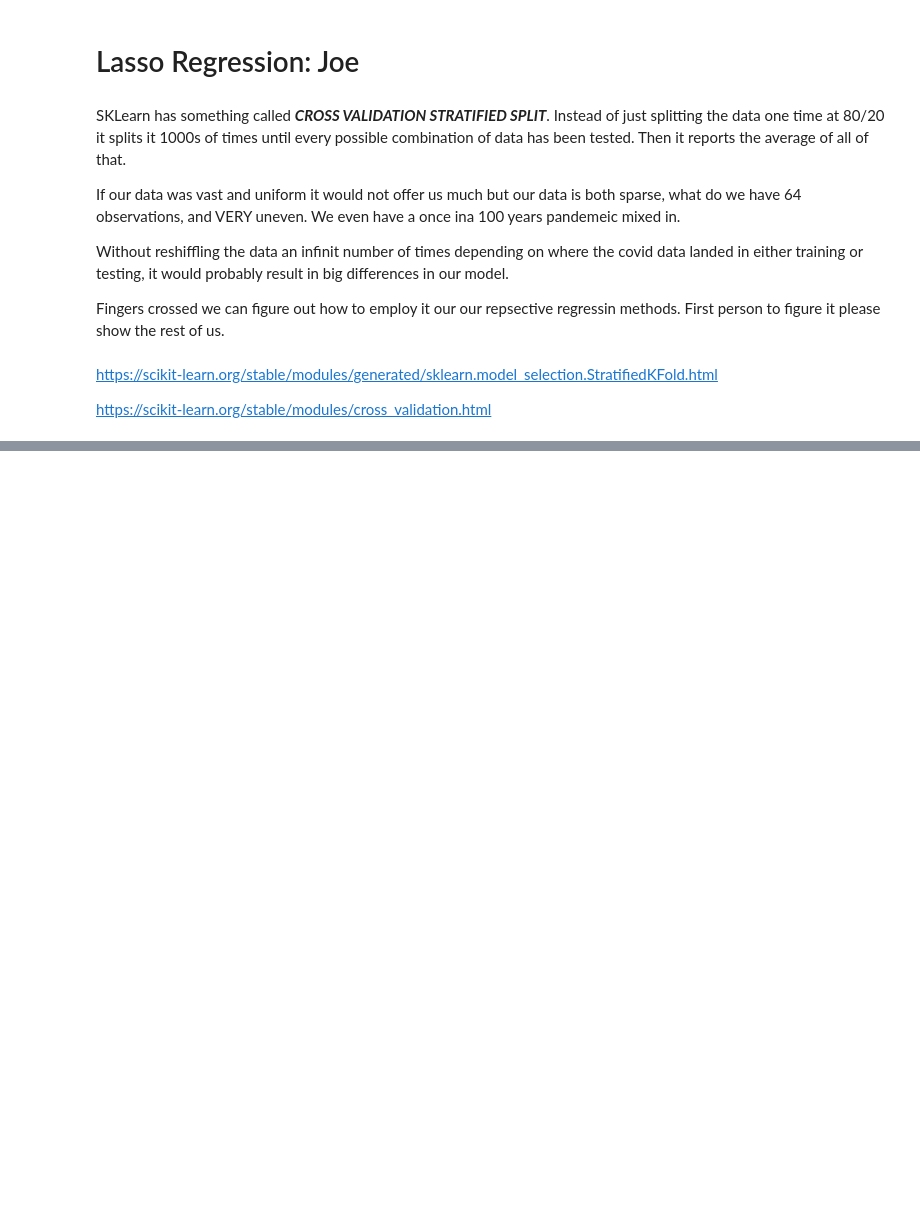
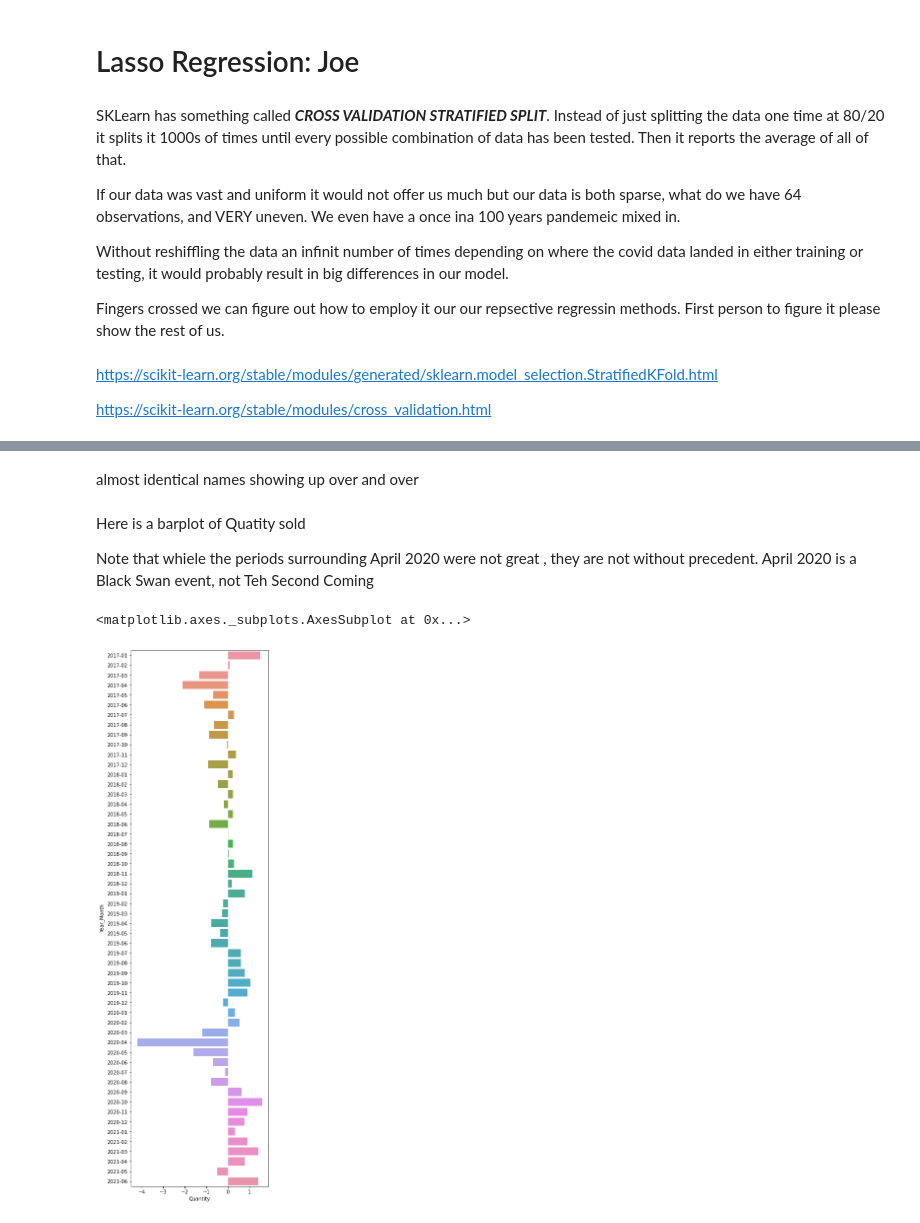
Before and after one commit to JF11579/Adelphi, a Jupyter notebook: Sprint_3_Group.ipynb, the cells around one changed output, grey strips where cells are left out. Saved outputs shown, nothing was run; the diff lists cells and outputs as text; code cells hidden in the pictures; blank space fills up the shorter version.

```diff
--- a/Sprint_3_Group.ipynb
+++ b/Sprint_3_Group.ipynb
@@ -368,0 +415,3 @@ https://scikit-learn.org/stable/modules/cross_validation.html
+# %%
+data= pd.read_csv('/content/Porcelana_OP_adelphi_2021_SCALED.csv')
+data.head(2)
@@ -368,0 +428,2 @@ https://scikit-learn.org/stable/modules/cross_validation.html
+# %% [markdown]
+almost identical names showing up over and over
@@ -368,0 +432,15 @@ https://scikit-learn.org/stable/modules/cross_validation.html
+# %% [markdown]
+Here is a barplot of  Quatity sold
+
+Note that whiele the periods surrounding April 2020 were not great , they are  not without precedent. April 2020 is a Black Swan event, not Teh Second Coming
+# %%
+data['date'] = pd.to_datetime(data['date'])
+# %%
+# add year_month
+data['Year_Month'] = data['date'].dt.strftime('%Y-%m')
+# %%
+plt.figure(figsize=(5,20))
+sns.barplot( x= 'Quantity', y= 'Year_Month', data = data,orient='h')
+# %% [output]
+<matplotlib.axes._subplots.AxesSubplot at 0x...>
+[figure, added]
```
Also changed, not shown: parts of 57 cells of this notebook.
